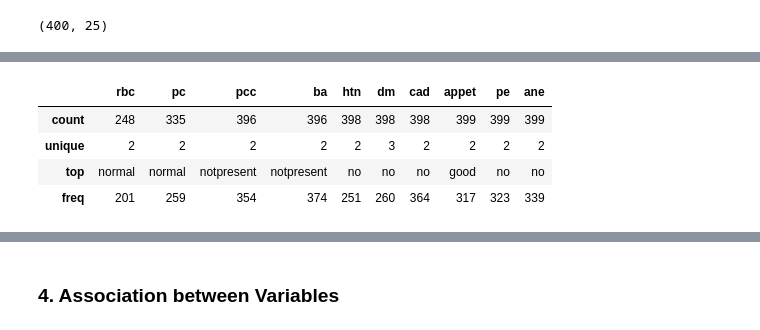
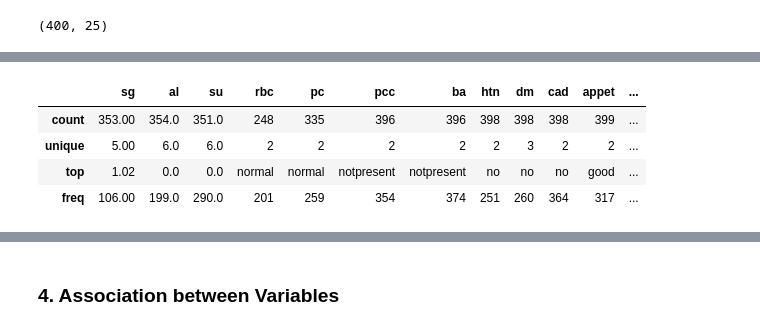
Before and after one commit to nimerkb/Assign6, a Jupyter notebook: assignment6.ipynb, the cells around one changed output, grey strips where cells are left out. Drawn from its saved outputs; the diff is of its cells as text; code cells hidden in the pictures.

```diff
--- a/assignment6.ipynb
+++ b/assignment6.ipynb
@@ -87,0 +47,3 @@ For now, we will simply take the `class` variable (the response) and convert it
+# %%
+df = pd.read_csv("https://archive.ics.uci.edu/static/public/336/data.csv")
+df.head()
@@ -87,0 +68,8 @@ For now, we will simply take the `class` variable (the response) and convert it
+# %%
+df.dtypes # original data set variable types
+
+cat_columns = ['sg','al','su','rbc','pc','pcc','ba','htn','dm','cad','appet','pe','ane','class']
+for col in cat_columns:
+    df[col] = pd.Categorical(df[col])
+
+df.dtypes # after converting nominal to categorical
@@ -115,14 +103,0 @@ for col in cat_columns:
-# %%
-df['class'].value_counts() # ckd\t assignment instead of ckd so we need to correct it
-cl = df['class'].str.replace('ckd\t','ckd')
-df['class'] = cl
-df['class'].value_counts()
-
-# Converting Class variable to categorical (predictor)
-df['class'] = pd.Categorical(
-    df['class'],
-    categories=["notckd", "ckd"],
-    ordered=True
-    )
-df['class'] = df['class'].cat.codes
-df.head()
@@ -175,8 +122,8 @@ df.describe()
 # %%
-df.describe(include=object)
+df.describe(include='category')
 # %% [output]
-|  | rbc | pc | pcc | ba | htn | dm | cad | appet | pe | ane |
-| count | 248 | 335 | 396 | 396 | 398 | 398 | 398 | 399 | 399 | 399 |
-| unique | 2 | 2 | 2 | 2 | 2 | 3 | 2 | 2 | 2 | 2 |
-| top | normal | normal | notpresent | notpresent | no | no | no | good | no | no |
-| freq | 201 | 259 | 354 | 374 | 251 | 260 | 364 | 317 | 323 | 339 |
+|  | sg | al | su | rbc | pc | pcc | ba | htn | dm | cad | appet | ... |
+| count | 353.00 | 354.0 | 351.0 | 248 | 335 | 396 | 396 | 398 | 398 | 398 | 399 | ... |
+| unique | 5.00 | 6.0 | 6.0 | 2 | 2 | 2 | 2 | 2 | 3 | 2 | 2 | ... |
+| top | 1.02 | 0.0 | 0.0 | normal | normal | notpresent | notpresent | no | no | no | good | ... |
+| freq | 106.00 | 199.0 | 290.0 | 201 | 259 | 354 | 374 | 251 | 260 | 364 | 317 | ... |
```
Also changed, not shown: parts of 23 cells of this notebook.
